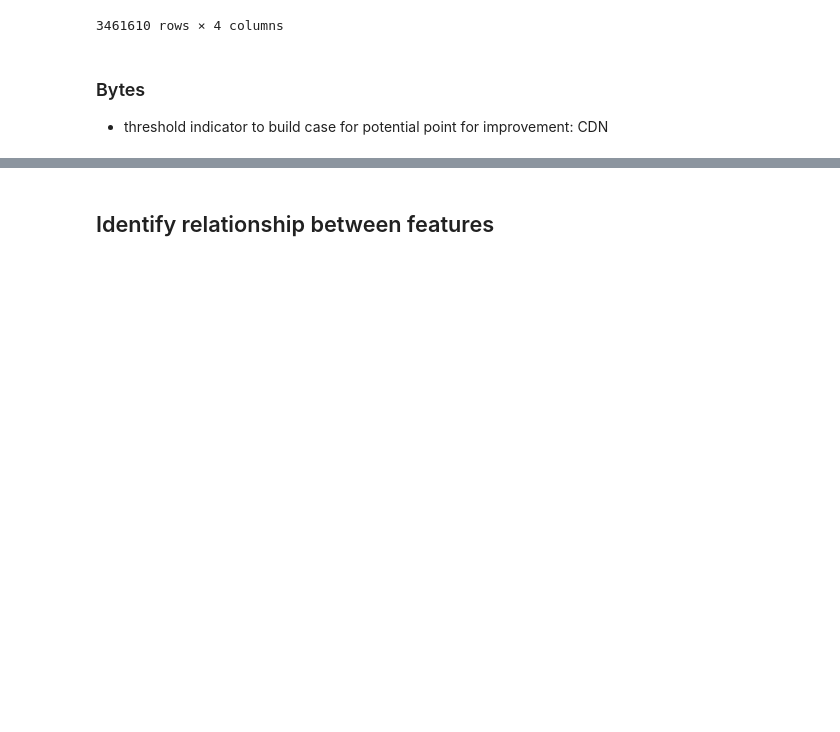
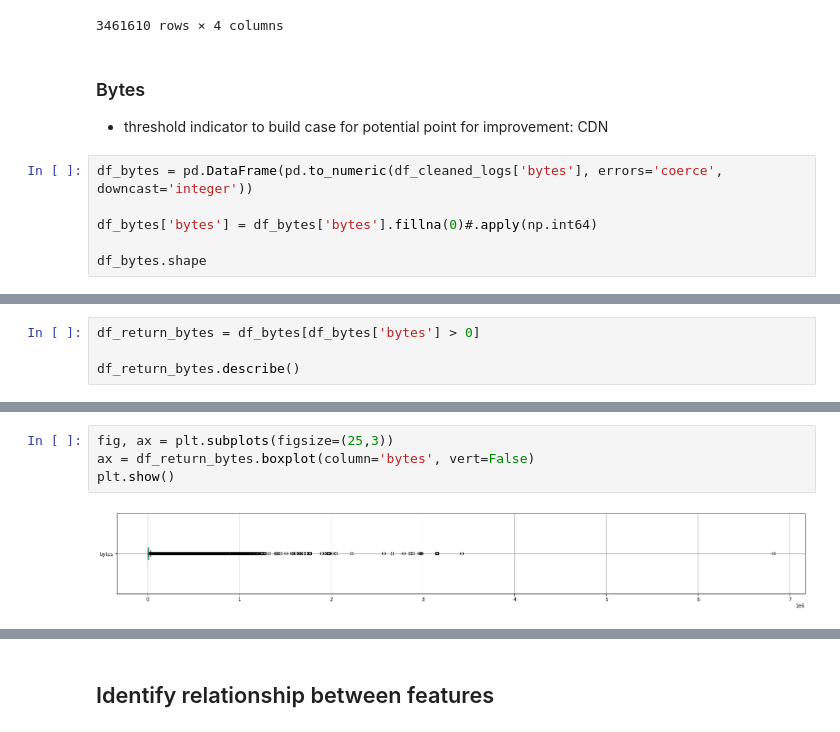
Before and after one commit to emtabiraobarias/nasa-website-1995-analysis, a Jupyter notebook: eda/nasa_website_analysis.ipynb, the cells around one changed output, grey strips where cells are left out. Drawn from its saved outputs; the diff is of its cells as text; blank space fills up the shorter version.

Commit message:
Bytes analysis

```diff
--- a/eda/nasa_website_analysis.ipynb
+++ b/eda/nasa_website_analysis.ipynb
@@ -649,3 +650,9 @@ df_response
 # %% [markdown]
 ### Bytes
 * threshold indicator to build case for potential point for improvement: CDN
+# %%
+df_bytes = pd.DataFrame(pd.to_numeric(df_cleaned_logs['bytes'], errors='coerce', downcast='integer'))
+
+df_bytes['bytes'] = df_bytes['bytes'].fillna(0)#.apply(np.int64)
+
+df_bytes.shape
@@ -651,0 +666,4 @@ df_response
+# %%
+df_return_bytes = df_bytes[df_bytes['bytes'] > 0]
+
+df_return_bytes.describe()
@@ -651,0 +680,6 @@ df_response
+# %%
+fig, ax = plt.subplots(figsize=(25,3))
+ax = df_return_bytes.boxplot(column='bytes', vert=False)
+plt.show()
+# %% [output]
+[figure, added]
```
Also changed, not shown: parts of 8 cells of this notebook.
